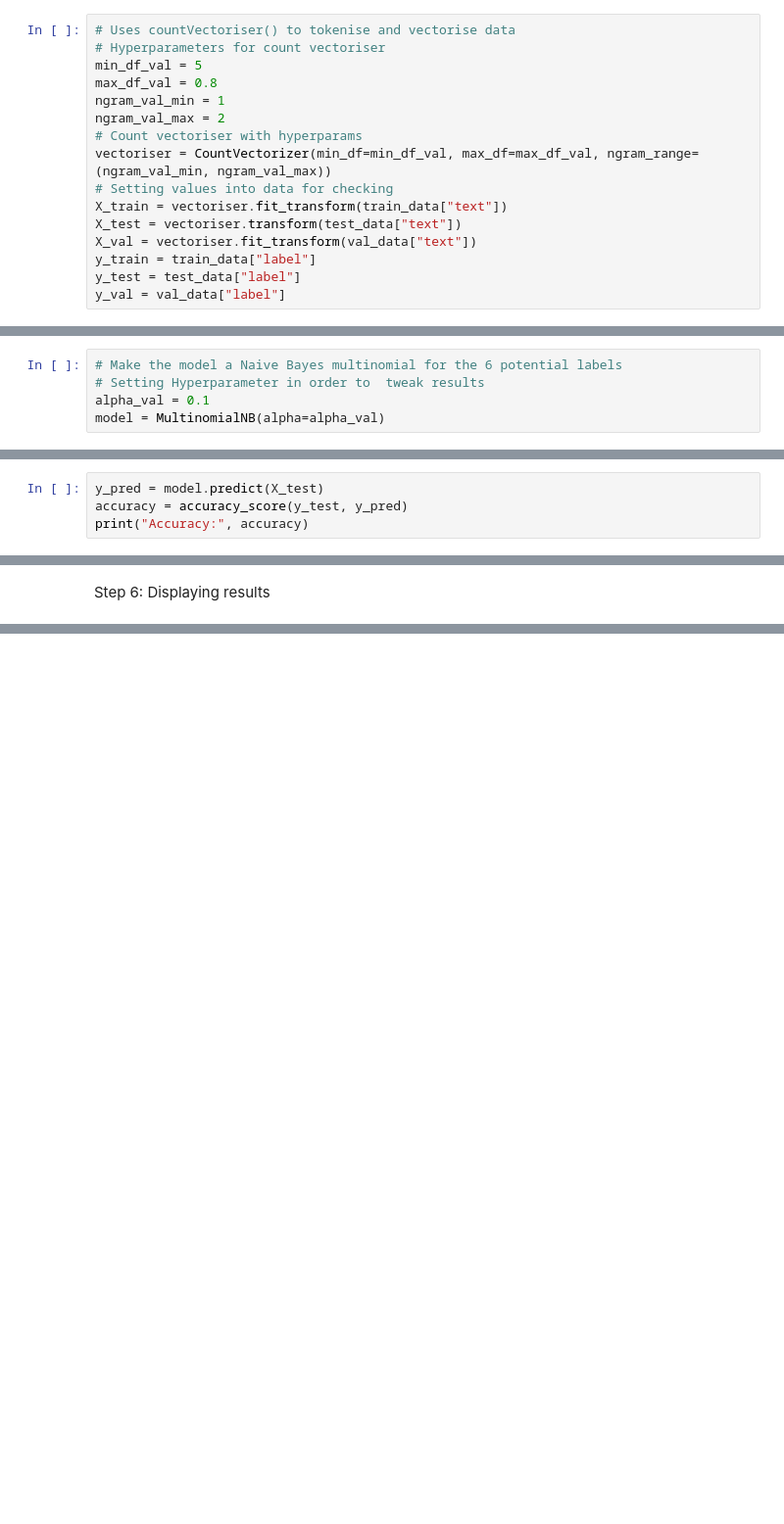
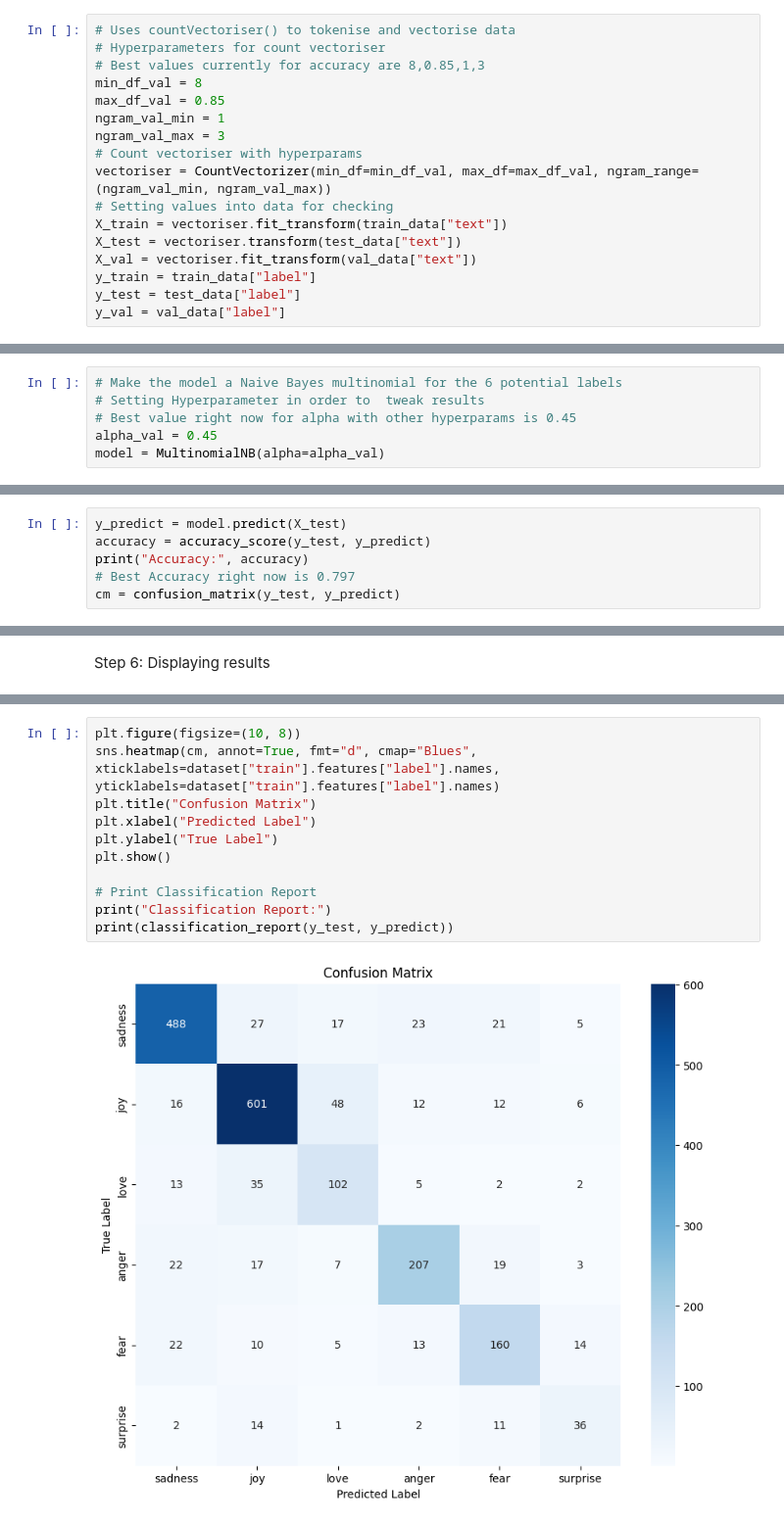
Before and after one commit to EthanBrewerCity/NLP_CW_210008199, a Jupyter notebook: NLP_CW_210008199.ipynb, the cells around one changed output, grey strips where cells are left out. Shown: that part at 98% size. Cells and saved outputs as stored; diff of their text form; blank space fills up the shorter version.

Commit message:
Completed both models, comments to be added

```diff
--- a/NLP_CW_210008199.ipynb
+++ b/NLP_CW_210008199.ipynb
@@ -309,10 +331,11 @@ Step 4: Vectorisation of data
 # %%
 # Uses countVectoriser() to tokenise and vectorise data
 # Hyperparameters for count vectoriser
-min_df_val = 5
-max_df_val = 0.8
+# Best values currently for accuracy are 8,0.85,1,3
+min_df_val = 8
+max_df_val = 0.85
 ngram_val_min = 1
-ngram_val_max = 2
+ngram_val_max = 3
 # Count vectoriser with hyperparams
 vectoriser = CountVectorizer(min_df=min_df_val, max_df=max_df_val, ngram_range=(ngram_val_min, ngram_val_max))
 # Setting values into data for checking
@@ -327,7 +350,8 @@ y_val = val_data["label"]
 # %%
 # Make the model a Naive Bayes multinomial for the 6 potential labels
 # Setting Hyperparameter in order to  tweak results
-alpha_val = 0.1
+# Best value right now for alpha with other hyperparams is 0.45
+alpha_val = 0.45
 model = MultinomialNB(alpha=alpha_val)
 # %% [markdown]
 Step 4: Fitting model
@@ -347,7 +374,9 @@ Mean accuracy: 0.5820000000000001
 # %% [markdown]
 Step 5: Evaluation of model and resulting accuracy
 # %%
-y_pred = model.predict(X_test)
-accuracy = accuracy_score(y_test, y_pred)
+y_predict = model.predict(X_test)
+accuracy = accuracy_score(y_test, y_predict)
 print("Accuracy:", accuracy)
+# Best Accuracy right now is 0.797
+cm = confusion_matrix(y_test, y_predict)
 # %% [output]
@@ -384,0 +386,13 @@ weighted avg       0.79      0.79      0.79      2000
+# %%
+plt.figure(figsize=(10, 8))
+sns.heatmap(cm, annot=True, fmt="d", cmap="Blues", xticklabels=dataset["train"].features["label"].names, yticklabels=dataset["train"].features["label"].names)
+plt.title("Confusion Matrix")
+plt.xlabel("Predicted Label")
+plt.ylabel("True Label")
+plt.show()
+
+# Print Classification Report
+print("Classification Report:")
+print(classification_report(y_test, y_predict))
+# %% [output]
+[figure, added]
```
Also changed, not shown: parts of 12 cells of this notebook.
